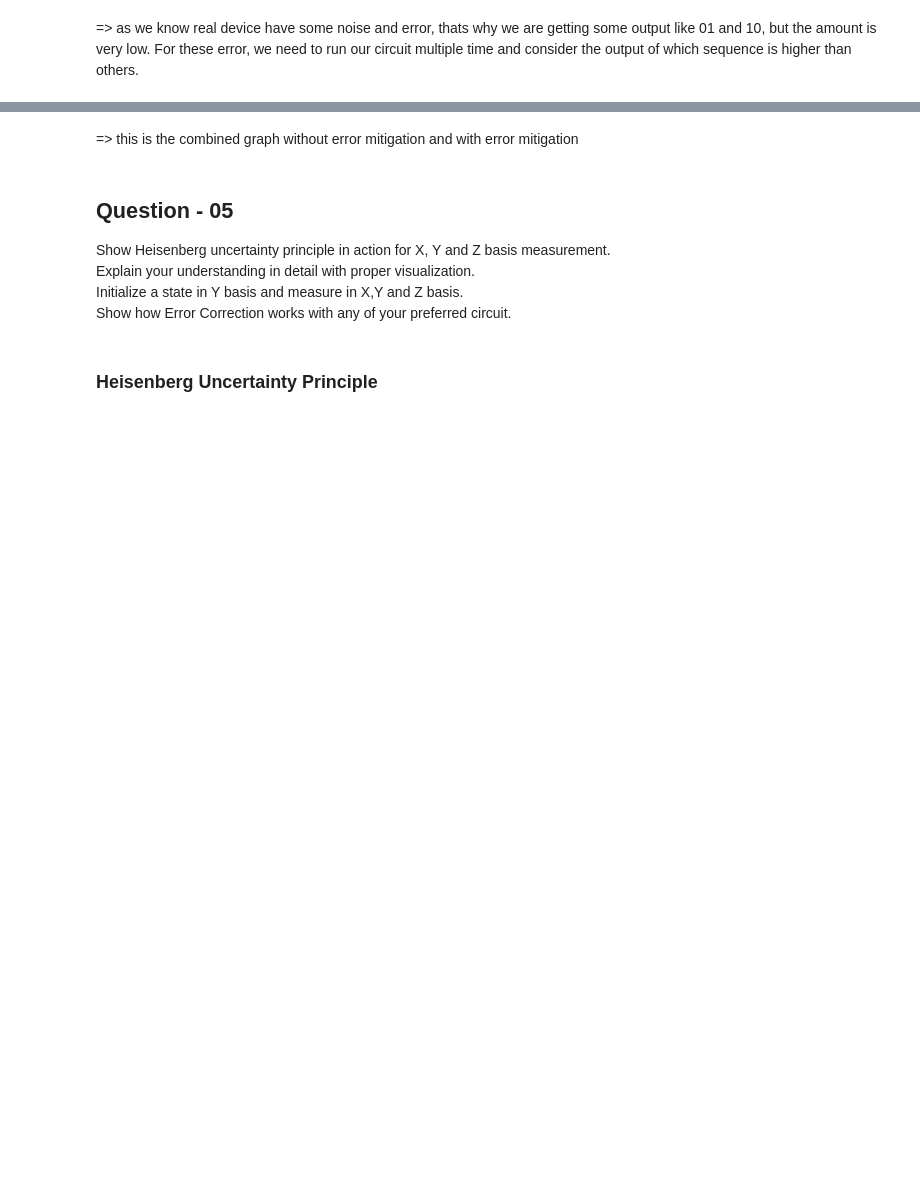
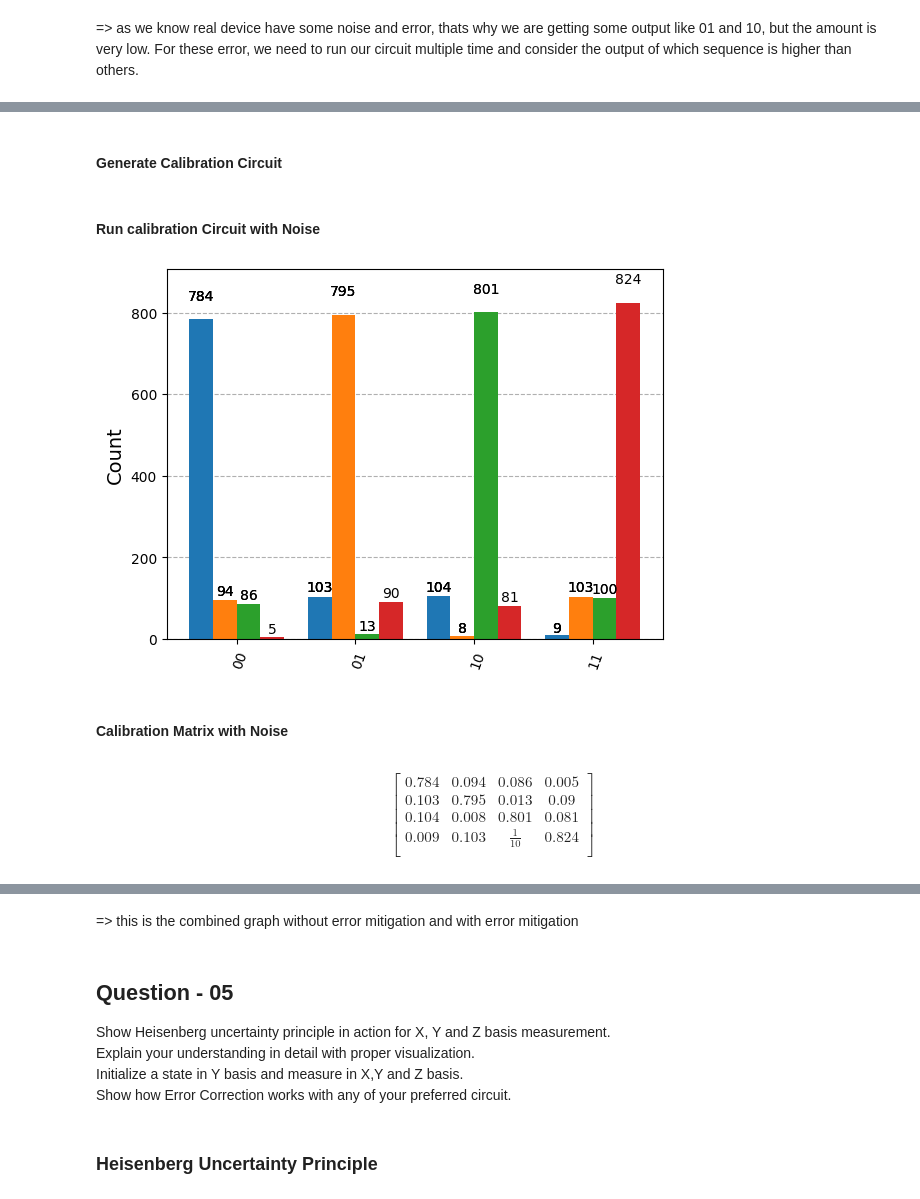
Before and after one commit to LTJ508/Quantum_Computing, a Jupyter notebook: CSE 499A - Assignment/Assignment01.ipynb, the cells around one changed output, grey strips where cells are left out. Cells and saved outputs as stored; diff of their text form; code cells hidden in the pictures; blank space fills up the shorter version.

```diff
--- a/CSE 499A - Assignment/Assignment01.ipynb
+++ b/CSE 499A - Assignment/Assignment01.ipynb
@@ -230,3 +318,18 @@ from calibration import complete_meas_cal, CompleteMeasFitter
+# %%
+def get_noise(p):
+    error_message = pauli_error([('X', p), ('I', 1-p)])
+
+    noise_model = NoiseModel()
+
+    #apply measurement error to noise model
+    noise_model.add_all_qubit_quantum_error(error_message, "measure")
+
+    return noise_model
+# %%
+# 10% chance of happening measurement error
+noise_model = get_noise(0.1)
+# %% [markdown]
+#### Generate Calibration Circuit
 # %%
 qr = QuantumRegister(2)
 meas_calibs, state_labels = complete_meas_cal(qr=qr, circlabel='mcal')
@@ -237,0 +336,27 @@ for circuit in meas_calibs:
+# %% [markdown]
+#### Run calibration Circuit with Noise
+# %%
+simulator = AerSimulator()
+pass_manager = generate_preset_pass_manager(optimization_level=3, backend=simulator)
+isa_circuit = pass_manager.run(meas_calibs)
+job = simulator.run(isa_circuit, shots=1000, noise_model=noise_model)
+cal_result = job.result()
+# %%
+counts = cal_result.get_counts()
+plot_histogram(counts)
+# %% [output]
+[figure, added]
+# %% [markdown]
+#### Calibration Matrix with Noise
+# %%
+meas_fitter = CompleteMeasFitter(cal_result, state_labels, circlabel='mcal')
+array_to_latex(meas_fitter.cal_matrix)
+# %% [output]
+$$
+\begin{bmatrix}
+0.784 & 0.094 & 0.086 & 0.005  \\
+ 0.103 & 0.795 & 0.013 & 0.09  \\
+ 0.104 & 0.008 & 0.801 & 0.081  \\
+ 0.009 & 0.103 & \frac{1}{10} & 0.824  \\
+ \end{bmatrix}
+$$
```
Also changed, not shown: parts of 84 cells of this notebook, 1 other file.
